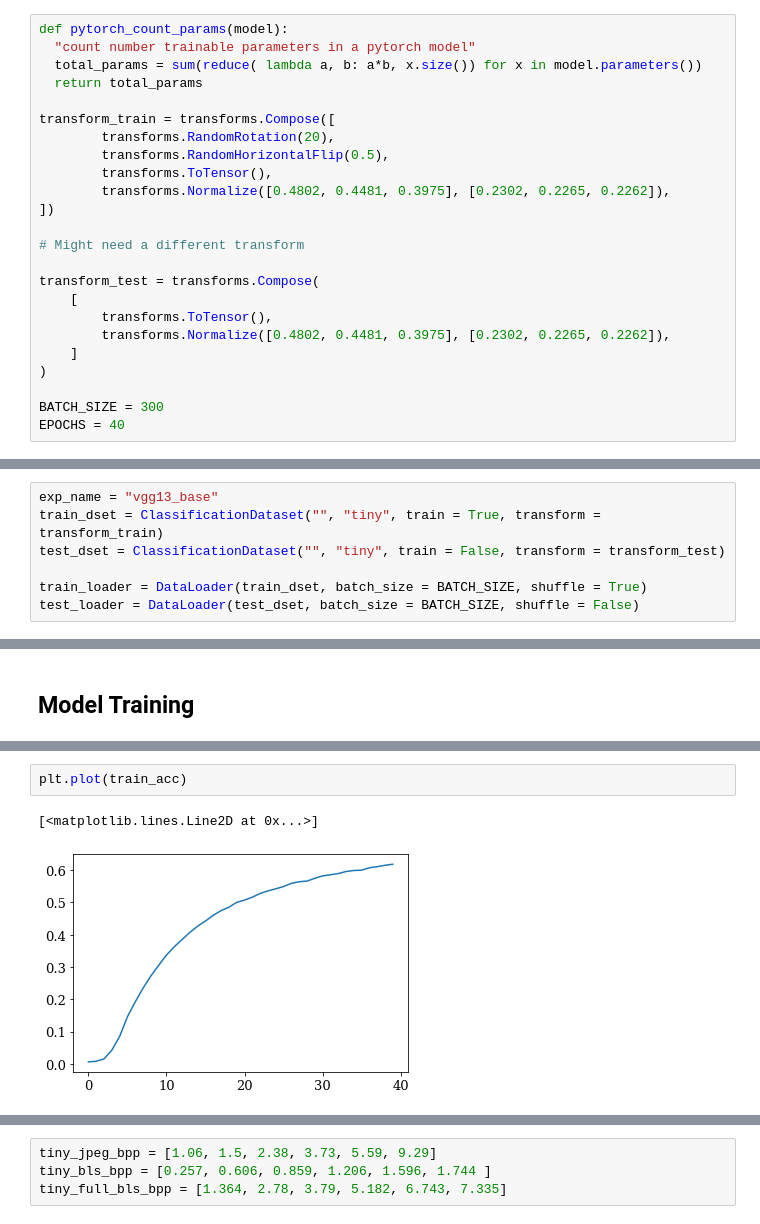
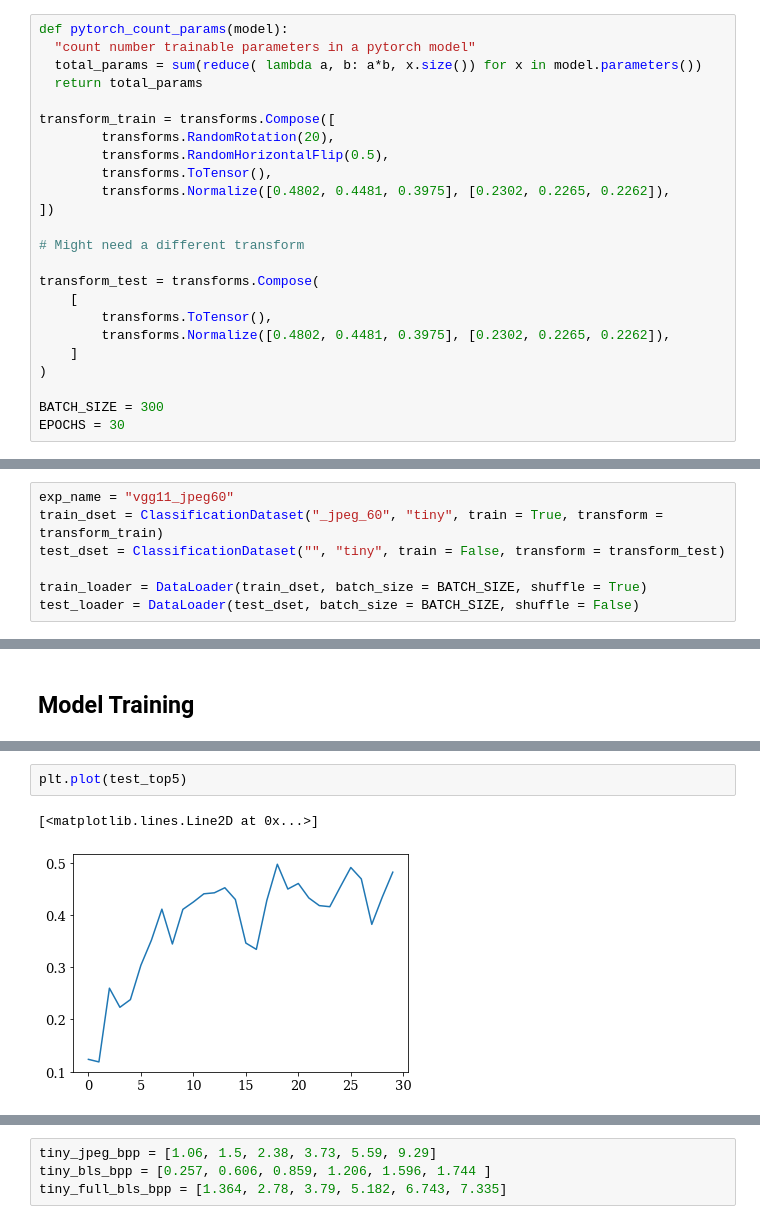
Before and after one commit to navneedh/compression-ml, a Jupyter notebook: compression_playground.ipynb, the cells around one changed output, grey strips where cells are left out. Saved outputs shown, nothing was run; the diff lists cells and outputs as text.

```diff
--- a/compression_playground.ipynb
+++ b/compression_playground.ipynb
@@ -48,12 +48,12 @@ transform_test = transforms.Compose(
 )
 
 BATCH_SIZE = 300
-EPOCHS = 40
+EPOCHS = 30
 # %% [markdown]
 ## Load dataset and create dataloader
 # %%
-exp_name = "vgg13_base"
-train_dset = ClassificationDataset("", "tiny", train = True, transform = transform_train)
+exp_name = "vgg11_jpeg60"
+train_dset = ClassificationDataset("_jpeg_60", "tiny", train = True, transform = transform_train)
 test_dset = ClassificationDataset("", "tiny", train = False, transform = transform_test)
 
 train_loader = DataLoader(train_dset, batch_size = BATCH_SIZE, shuffle = True)
@@ -158,5 +174,5 @@ np.savez("exp_results/{}.npz".format(exp_name), train_acc=train_acc, train_loss=
 # %%
-plt.plot(train_acc)
+plt.plot(test_top5)
 # %% [output]
 [<matplotlib.lines.Line2D at 0x...>]
-[figure, old version]
+[figure, new version]
```
Also changed, not shown: parts of 6 cells of this notebook, 10 other files.
